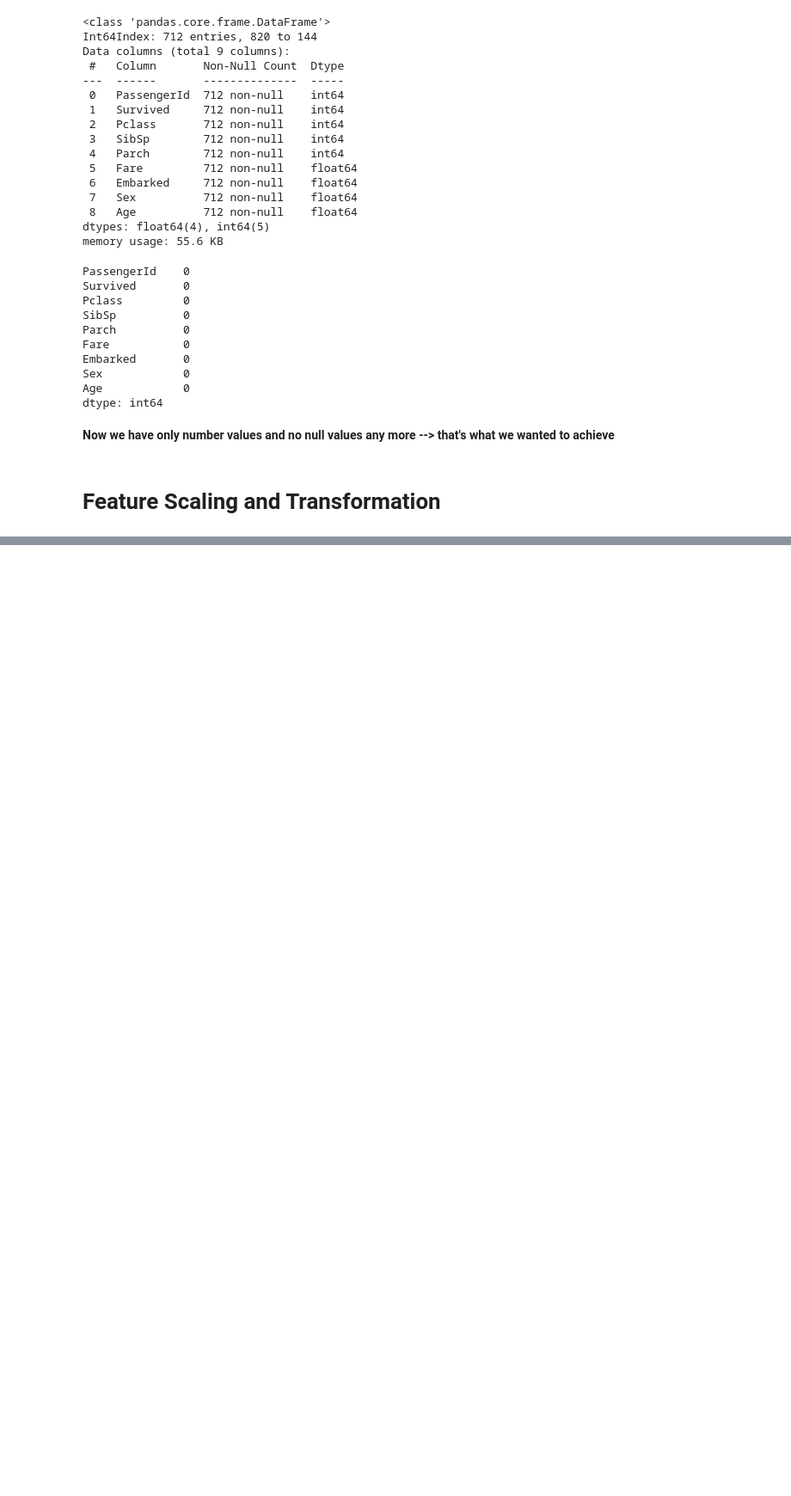
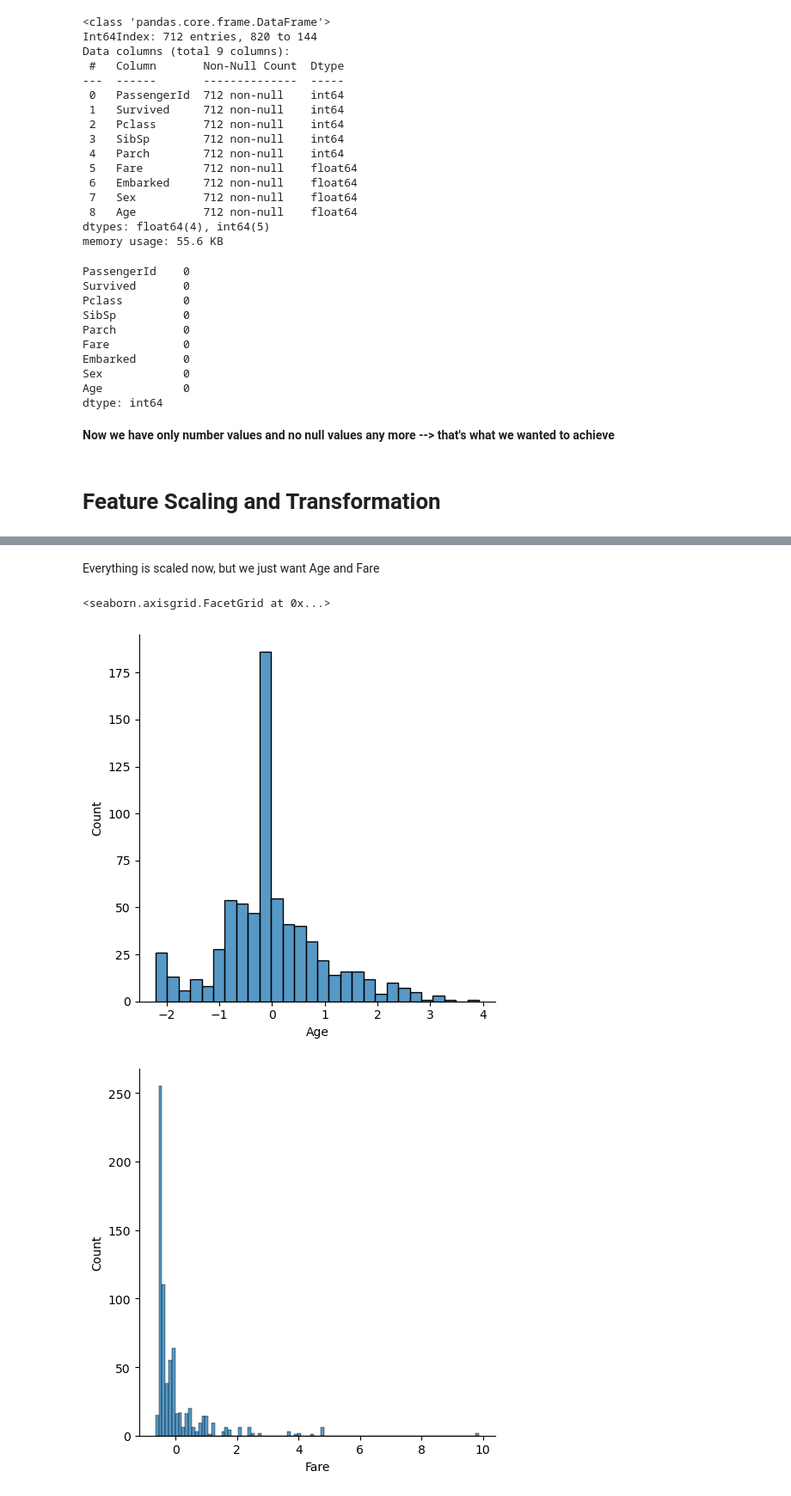
Before and after one commit to danielh1307/kaggle-titanic, a Jupyter notebook: titanic-kaggle.ipynb, the cells around one changed output, grey strips where cells are left out. Shown at 86% size. Cells and saved outputs as stored; diff of their text form; code cells hidden in the pictures; blank space fills up the shorter version.

Commit message:
Feature Scaling and Transformation, first training and evaluation.

```diff
--- a/titanic-kaggle.ipynb
+++ b/titanic-kaggle.ipynb
@@ -457,0 +481,5 @@ dtype: int64
+# %%
+std_scaler = StandardScaler()
+titanic_scaled = std_scaler.fit(titanic)
+# %%
+titanic_scaled_df = pd.DataFrame(std_scaler.fit_transform(titanic), columns=std_scaler.get_feature_names_out(), index=titanic.index)
@@ -457,0 +495,9 @@ dtype: int64
+# %% [markdown]
+Everything is scaled now, but we just want Age and Fare
+# %%
+sns.displot(data=titanic_scaled_df["Age"])
+sns.displot(data=titanic_scaled_df["Fare"])
+# %% [output]
+<seaborn.axisgrid.FacetGrid at 0x...>
+[figure, added]
+[figure, added]
```
Also changed, not shown: parts of 39 cells of this notebook.
